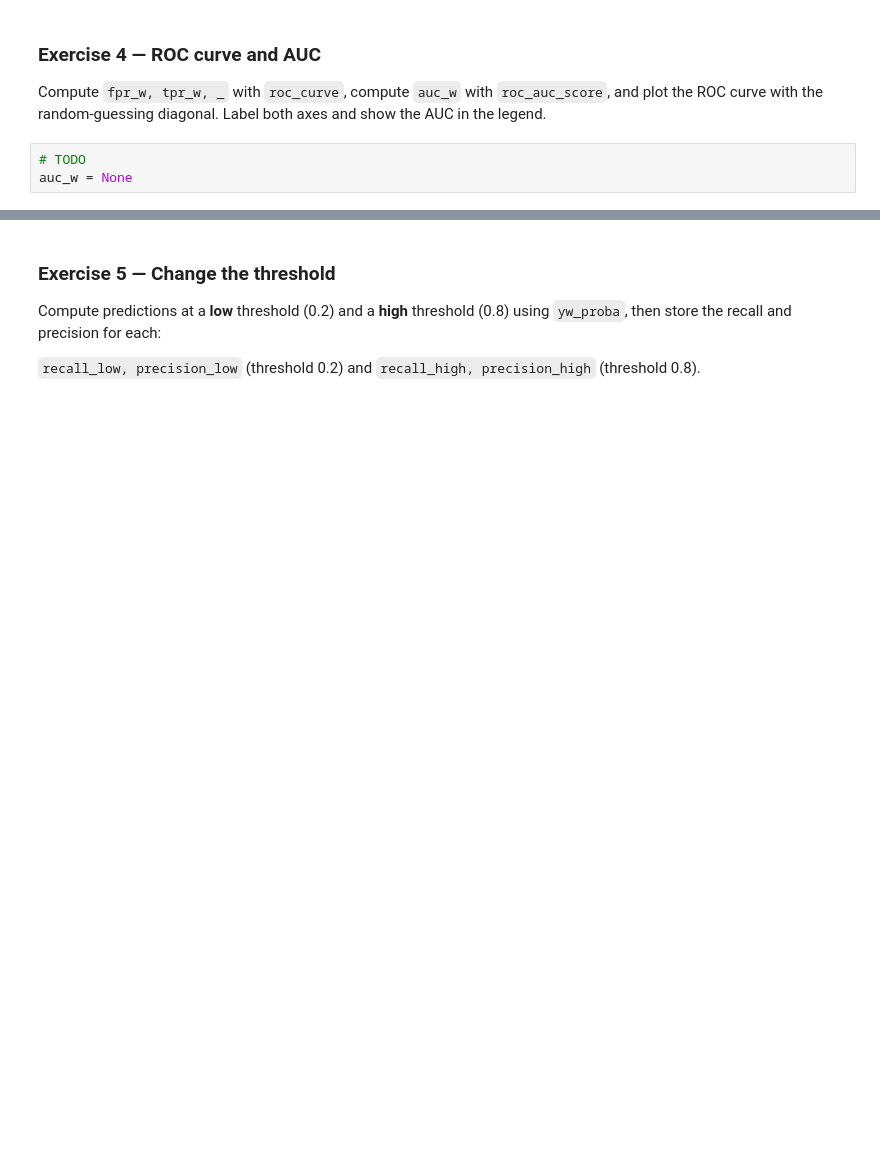
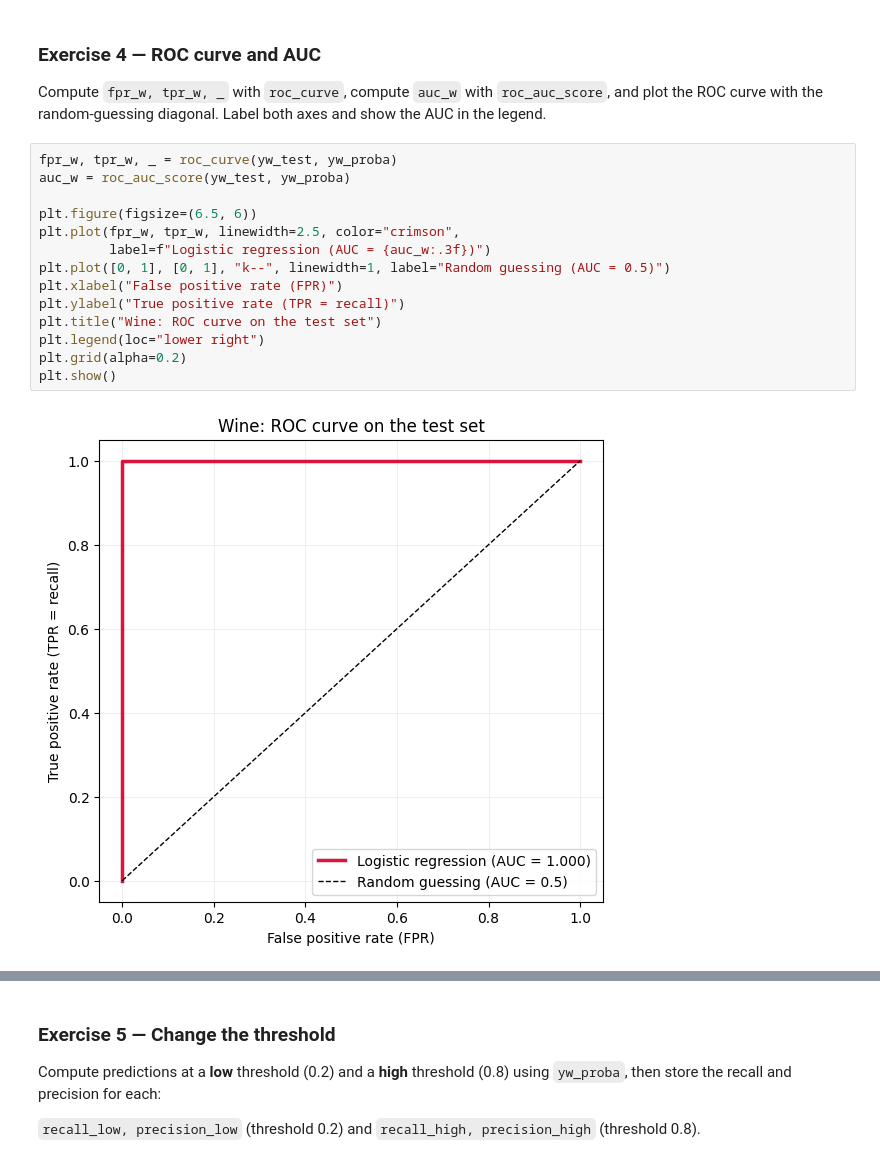
Before and after one commit to jafarbek-yusupov/CS630-Lab-4, a Jupyter notebook: week4_logistic_regression.ipynb, the cells around one changed output, grey strips where cells are left out. Drawn from its saved outputs; the diff is of its cells as text; blank space fills up the shorter version.

```diff
--- a/week4_logistic_regression.ipynb
+++ b/week4_logistic_regression.ipynb
@@ -702,8 +744,21 @@ check(ok and np.isclose(recall_w, recall_score(yw_test, yw_pred)), "Recall match
 
 Compute `fpr_w, tpr_w, _` with `roc_curve`, compute `auc_w` with `roc_auc_score`, and plot the ROC curve with the random-guessing diagonal. Label both axes and show the AUC in the legend.
 # %%
-# TODO
-auc_w = None
+fpr_w, tpr_w, _ = roc_curve(yw_test, yw_proba)
+auc_w = roc_auc_score(yw_test, yw_proba)
+
+plt.figure(figsize=(6.5, 6))
+plt.plot(fpr_w, tpr_w, linewidth=2.5, color="crimson",
+         label=f"Logistic regression (AUC = {auc_w:.3f})")
+plt.plot([0, 1], [0, 1], "k--", linewidth=1, label="Random guessing (AUC = 0.5)")
+plt.xlabel("False positive rate (FPR)")
+plt.ylabel("True positive rate (TPR = recall)")
+plt.title("Wine: ROC curve on the test set")
+plt.legend(loc="lower right")
+plt.grid(alpha=0.2)
+plt.show()
+# %% [output]
+[figure, added]
 # %%
 check(auc_w is not None and np.isclose(auc_w, roc_auc_score(yw_test, yw_proba)), "AUC is correct")
 check(auc_w is not None and auc_w > 0.9, "AUC is above 0.9")
```
Also changed, not shown: parts of 11 cells of this notebook.
